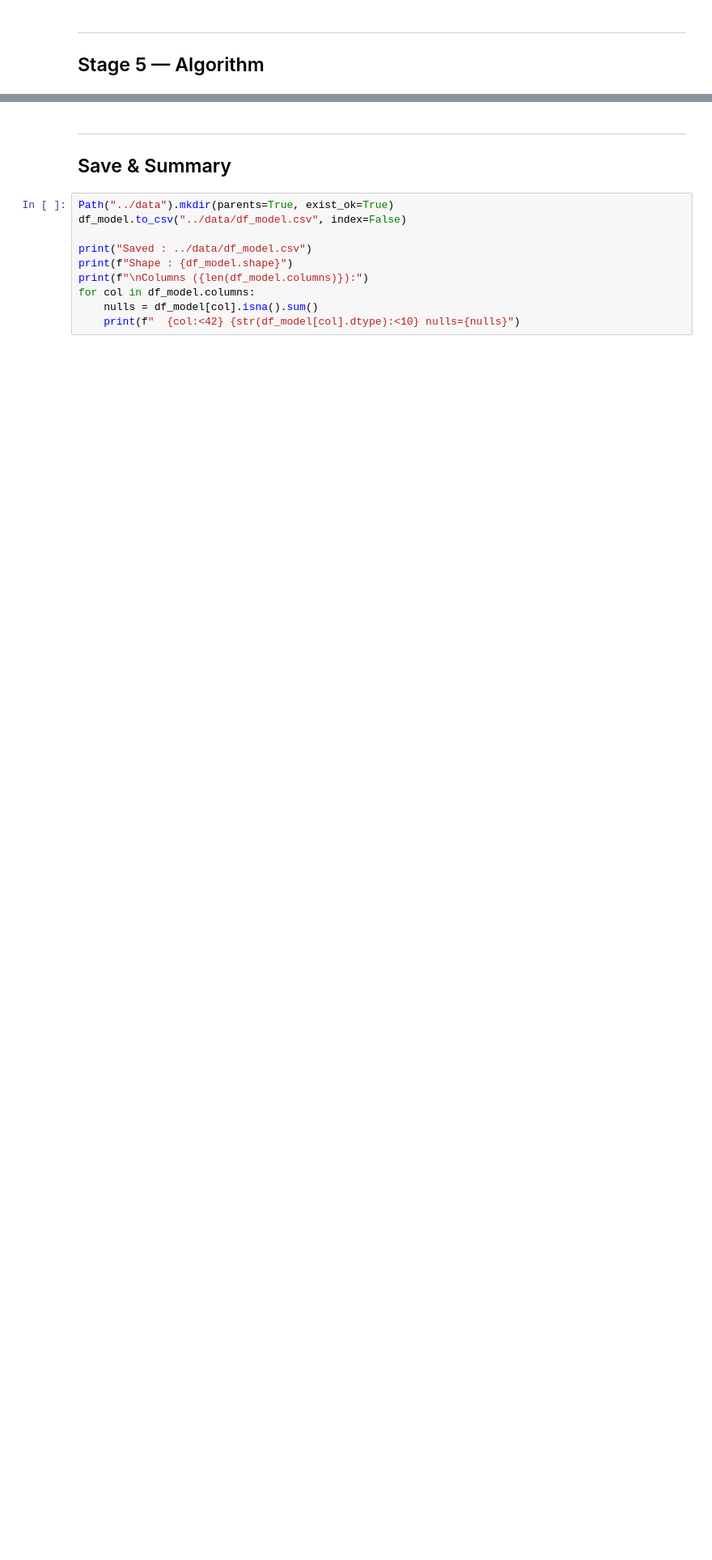
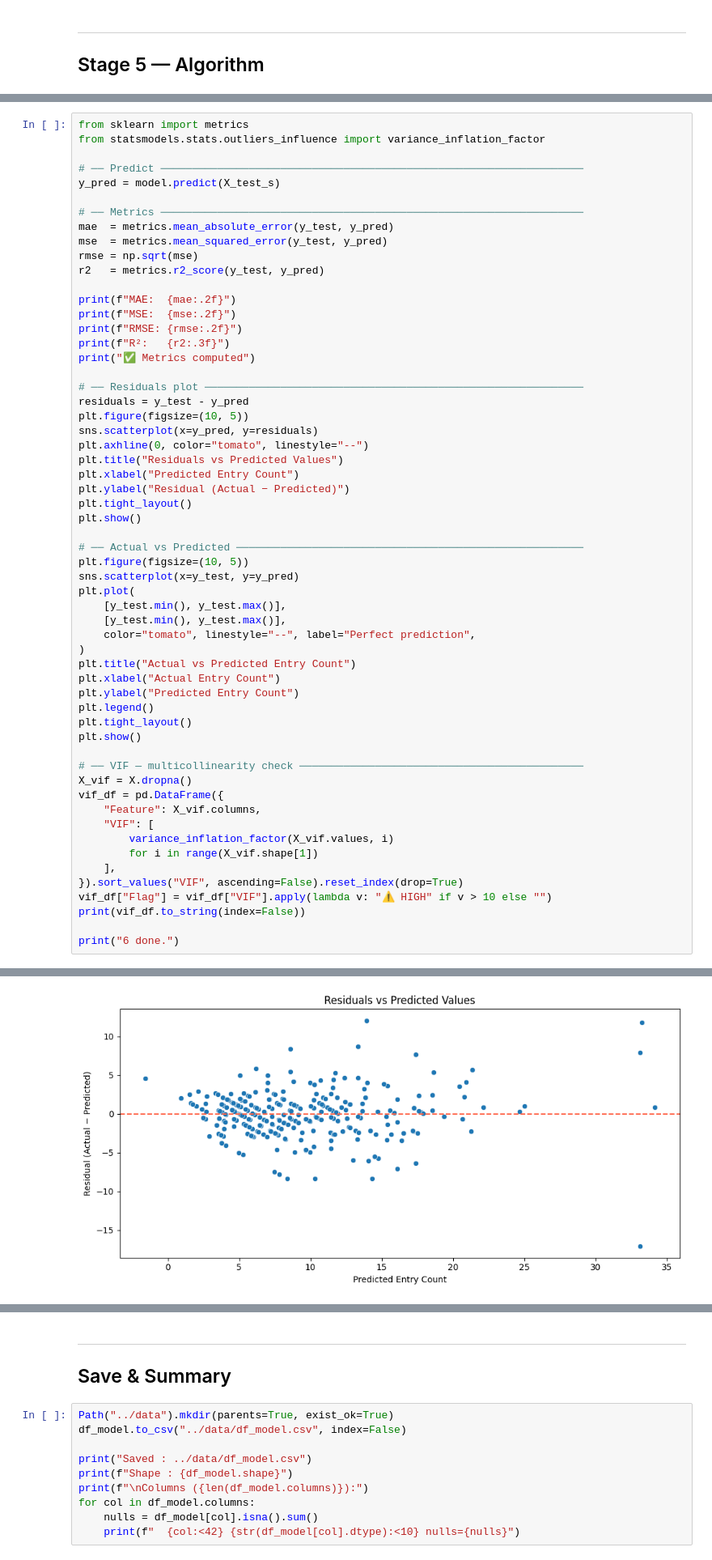
Before and after one commit to Danielle444/RideOn-Project, a Jupyter notebook: notebooks/01_data_prep.ipynb, the cells around one changed output, grey strips where cells are left out. Shown at 81% size. Drawn from its saved outputs; the diff is of its cells as text; blank space fills up the shorter version.

```diff
--- a/notebooks/01_data_prep.ipynb
+++ b/notebooks/01_data_prep.ipynb
@@ -675,0 +655,59 @@ Train: 626  |  Test: 269
+# %%
+from sklearn import metrics
+from statsmodels.stats.outliers_influence import variance_inflation_factor
+
+# ── Predict ───────────────────────────────────────────────────────────────────
+y_pred = model.predict(X_test_s)
+
+# ── Metrics ───────────────────────────────────────────────────────────────────
+mae  = metrics.mean_absolute_error(y_test, y_pred)
+mse  = metrics.mean_squared_error(y_test, y_pred)
+rmse = np.sqrt(mse)
+r2   = metrics.r2_score(y_test, y_pred)
+
+print(f"MAE:  {mae:.2f}")
+print(f"MSE:  {mse:.2f}")
+print(f"RMSE: {rmse:.2f}")
+print(f"R²:   {r2:.3f}")
+print("✅ Metrics computed")
+
+# ── Residuals plot ────────────────────────────────────────────────────────────
+residuals = y_test - y_pred
+plt.figure(figsize=(10, 5))
+sns.scatterplot(x=y_pred, y=residuals)
+plt.axhline(0, color="tomato", linestyle="--")
+plt.title("Residuals vs Predicted Values")
+plt.xlabel("Predicted Entry Count")
+plt.ylabel("Residual (Actual − Predicted)")
+plt.tight_layout()
+plt.show()
+
+# ── Actual vs Predicted ───────────────────────────────────────────────────────
+plt.figure(figsize=(10, 5))
+sns.scatterplot(x=y_test, y=y_pred)
+plt.plot(
+    [y_test.min(), y_test.max()],
+    [y_test.min(), y_test.max()],
+    color="tomato", linestyle="--", label="Perfect prediction",
+)
+plt.title("Actual vs Predicted Entry Count")
+plt.xlabel("Actual Entry Count")
+plt.ylabel("Predicted Entry Count")
+plt.legend()
+plt.tight_layout()
+plt.show()
+
+# ── VIF — multicollinearity check ─────────────────────────────────────────────
+X_vif = X.dropna()
+vif_df = pd.DataFrame({
+    "Feature": X_vif.columns,
+    "VIF": [
+        variance_inflation_factor(X_vif.values, i)
+        for i in range(X_vif.shape[1])
+    ],
+}).sort_values("VIF", ascending=False).reset_index(drop=True)
+vif_df["Flag"] = vif_df["VIF"].apply(lambda v: "⚠️ HIGH" if v > 10 else "")
+print(vif_df.to_string(index=False))
+
+print("6 done.")
+# %% [output]
@@ -675,0 +719 @@ Train: 626  |  Test: 269
+[figure, added]
```
Also changed, not shown: parts of 9 cells of this notebook, 1 other file.
